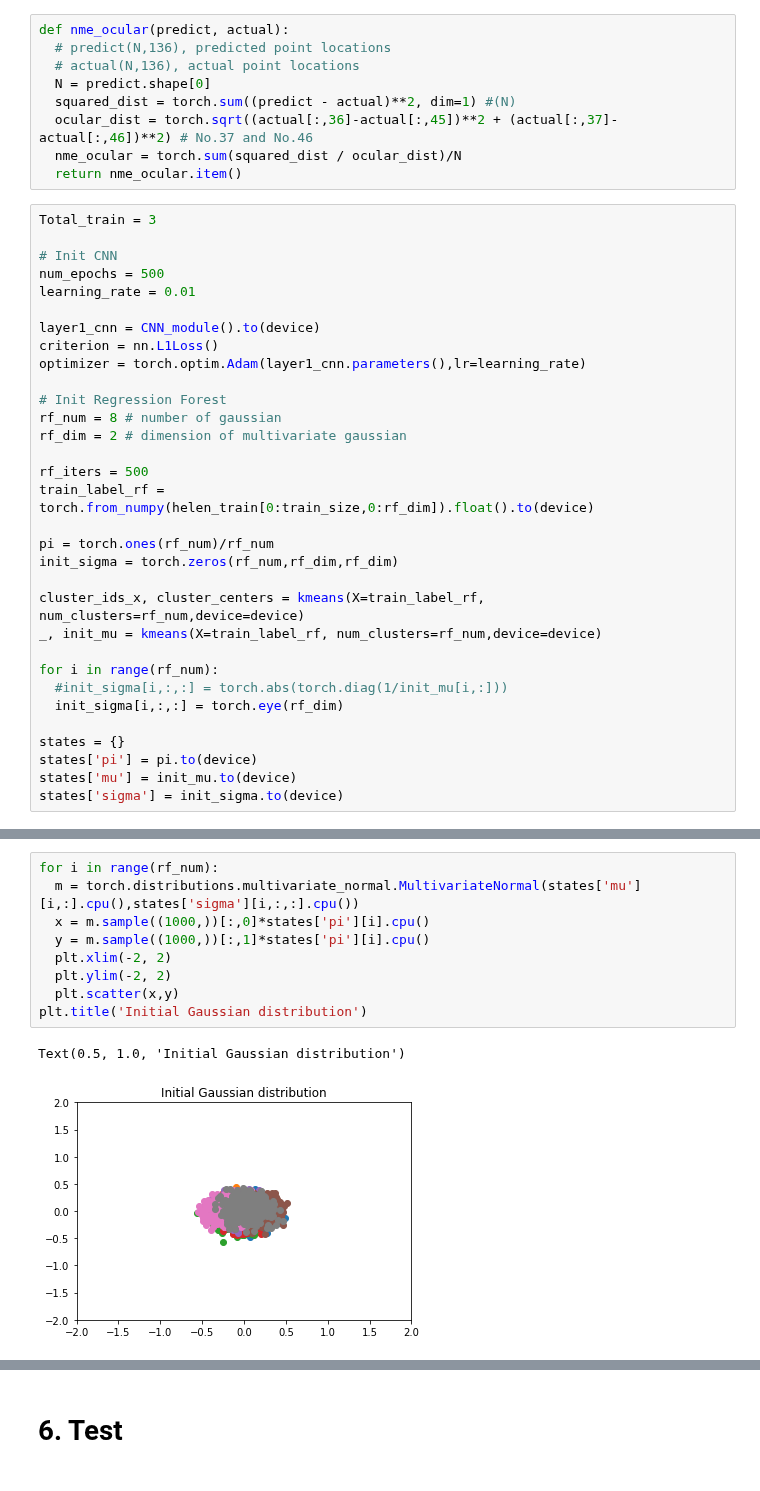
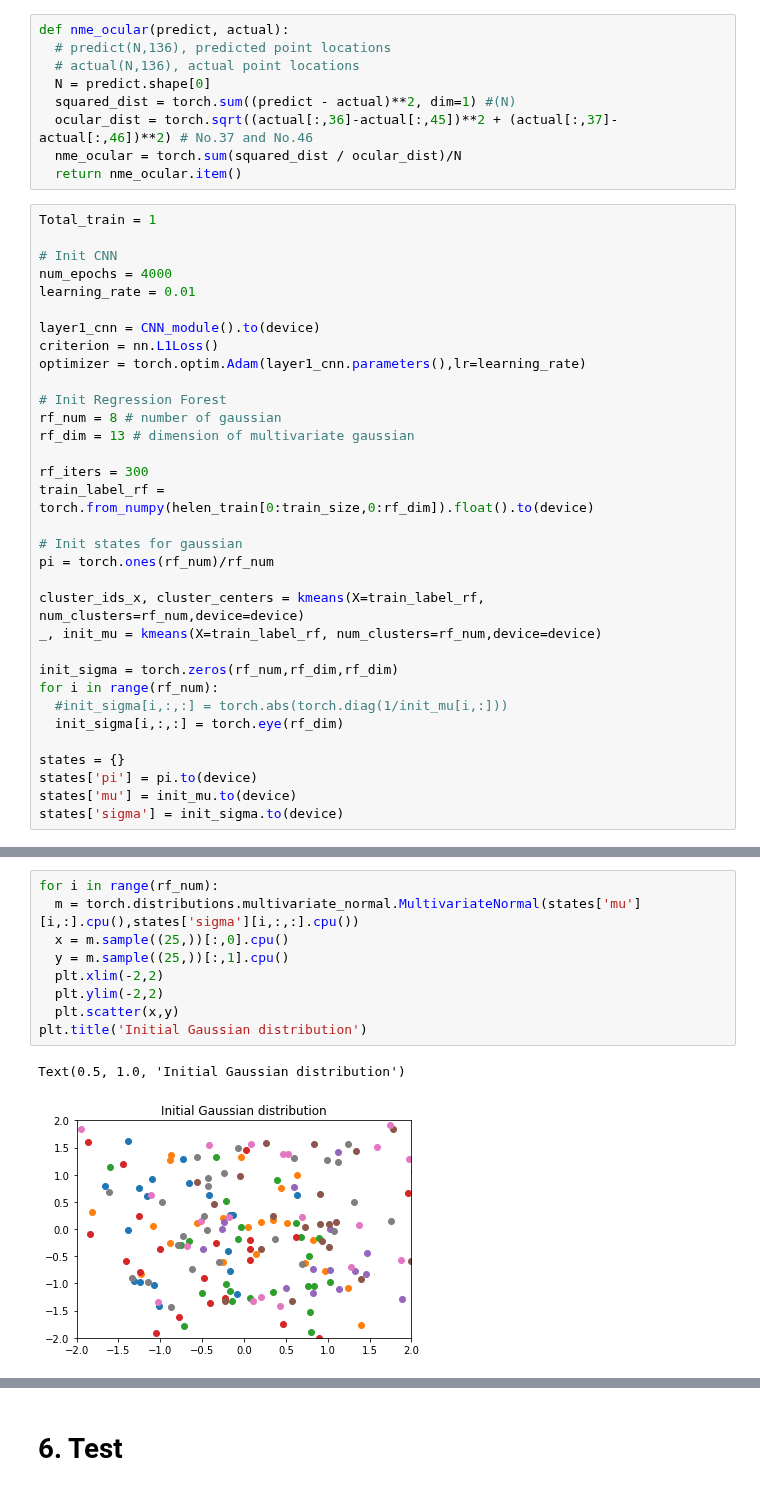
Before and after one commit to Pengchengzhi/Face-Alignment-DRF, a Jupyter notebook: main.ipynb, the cells around one changed output, grey strips where cells are left out. Saved outputs shown, nothing was run; the diff lists cells and outputs as text.

```diff
--- a/main.ipynb
+++ b/main.ipynb
@@ -238,10 +249,10 @@ def nme_ocular(predict, actual):
   nme_ocular = torch.sum(squared_dist / ocular_dist)/N
   return nme_ocular.item()
 # %%
-Total_train = 3
+Total_train = 1
 
 # Init CNN
-num_epochs = 500
+num_epochs = 4000
 learning_rate = 0.01
 
 layer1_cnn = CNN_module().to(device)
@@ -250,17 +261,18 @@ optimizer = torch.optim.Adam(layer1_cnn.parameters(),lr=learning_rate)
 
 # Init Regression Forest
 rf_num = 8 # number of gaussian
-rf_dim = 2 # dimension of multivariate gaussian
+rf_dim = 13 # dimension of multivariate gaussian
 
-rf_iters = 500
+rf_iters = 300
 train_label_rf = torch.from_numpy(helen_train[0:train_size,0:rf_dim]).float().to(device)
 
+# Init states for gaussian
 pi = torch.ones(rf_num)/rf_num
-init_sigma = torch.zeros(rf_num,rf_dim,rf_dim)
 
 cluster_ids_x, cluster_centers = kmeans(X=train_label_rf, num_clusters=rf_num,device=device)
 _, init_mu = kmeans(X=train_label_rf, num_clusters=rf_num,device=device)
 
+init_sigma = torch.zeros(rf_num,rf_dim,rf_dim)
 for i in range(rf_num):
   #init_sigma[i,:,:] = torch.abs(torch.diag(1/init_mu[i,:]))
   init_sigma[i,:,:] = torch.eye(rf_dim)
@@ -292,12 +306,12 @@ Text(0.5, 1.0, 'Train sample distribution and initial centers')
 # %%
 for i in range(rf_num):
   m = torch.distributions.multivariate_normal.MultivariateNormal(states['mu'][i,:].cpu(),states['sigma'][i,:,:].cpu())
-  x = m.sample((1000,))[:,0]*states['pi'][i].cpu()
-  y = m.sample((1000,))[:,1]*states['pi'][i].cpu()
-  plt.xlim(-2, 2)
-  plt.ylim(-2, 2)
+  x = m.sample((25,))[:,0].cpu()
+  y = m.sample((25,))[:,1].cpu()
+  plt.xlim(-2,2)
+  plt.ylim(-2,2)
   plt.scatter(x,y)
 plt.title('Initial Gaussian distribution')
 # %% [output]
 Text(0.5, 1.0, 'Initial Gaussian distribution')
-[figure, old version]
+[figure, new version]
```
Also changed, not shown: parts of 16 cells of this notebook.
